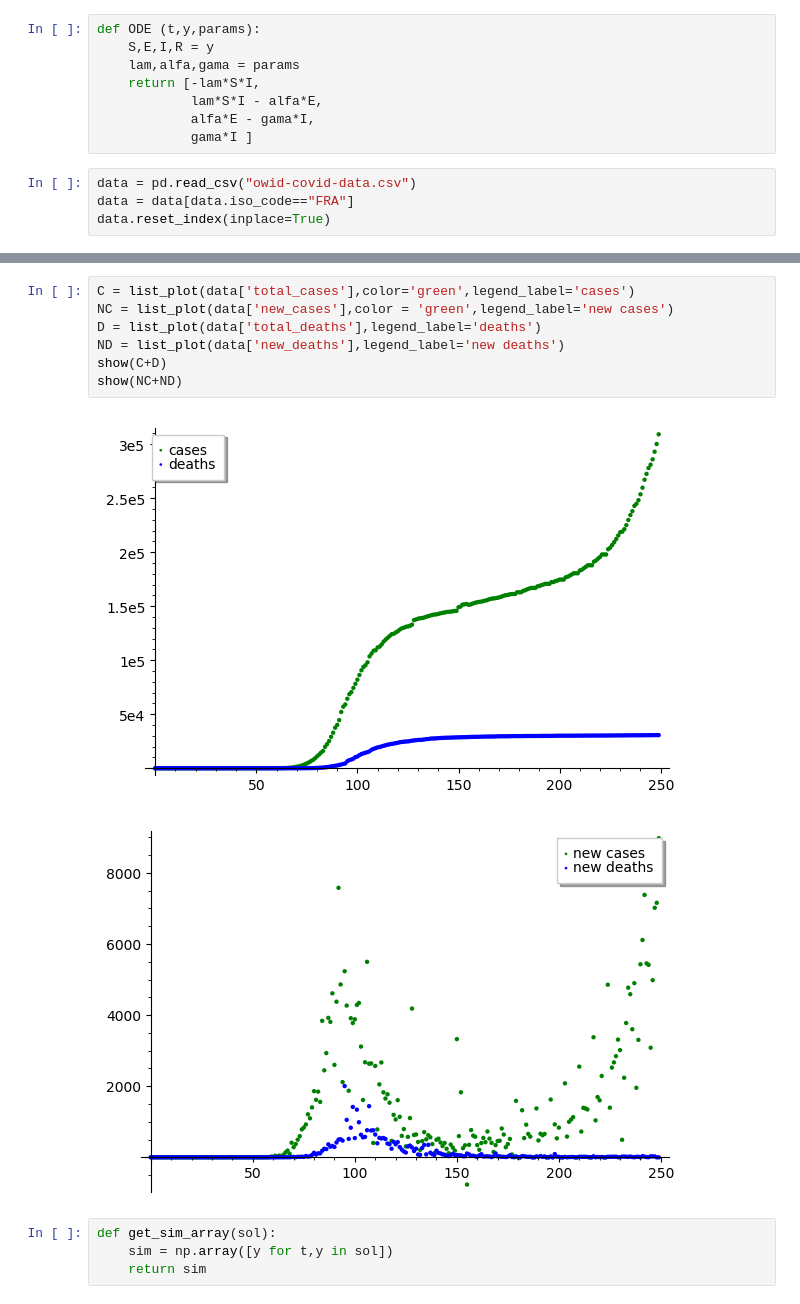
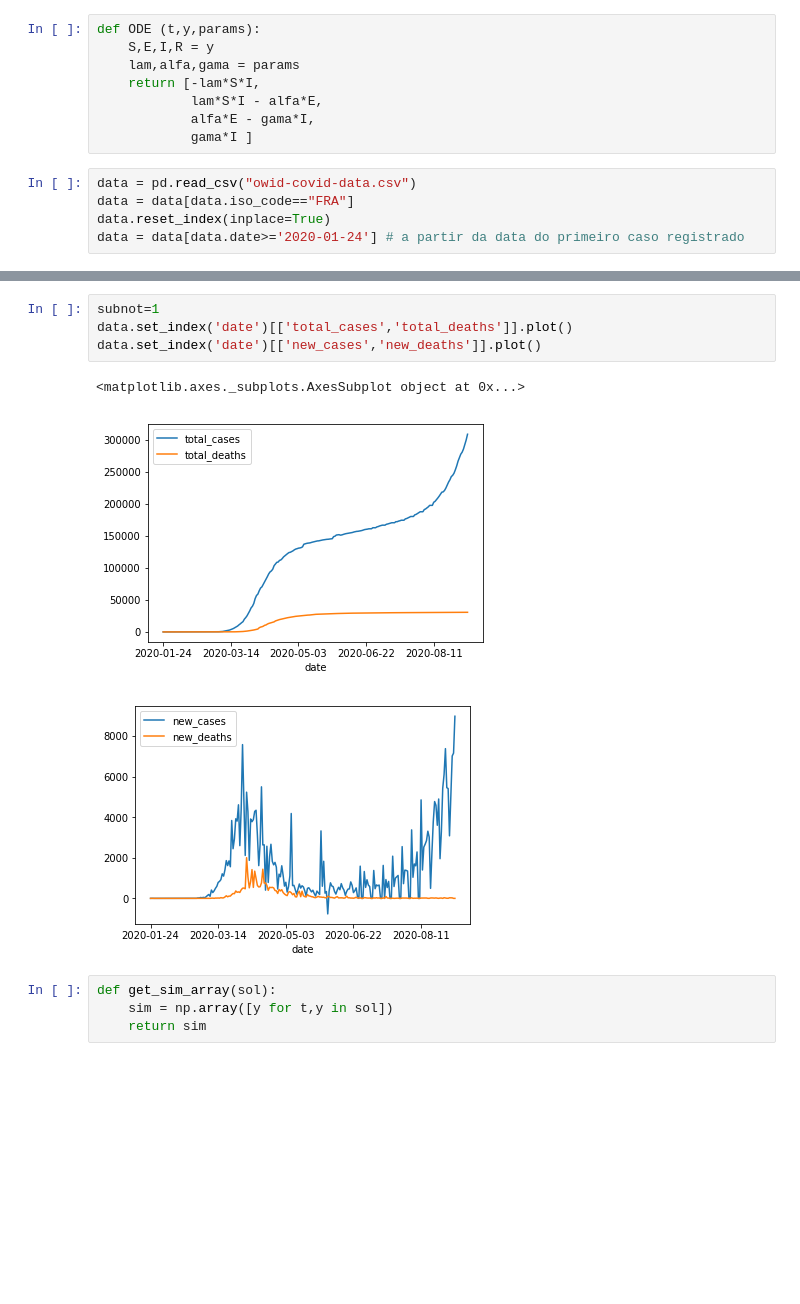
Before and after one commit to HannaRF/Modelagem-da-COVID-19-na-Franca, a Jupyter notebook: Simulações.ipynb, the cells around one changed output, grey strips where cells are left out. Drawn from its saved outputs; the diff is of its cells as text; blank space fills up the shorter version.

Commit message:
plotando dados com date

```diff
--- a/Simulações.ipynb
+++ b/Simulações.ipynb
@@ -25,4 +25,5 @@ def ODE (t,y,params):
 data = pd.read_csv("owid-covid-data.csv")
 data = data[data.iso_code=="FRA"]
 data.reset_index(inplace=True)
+data = data[data.date>='2020-01-24'] # a partir da data do primeiro caso registrado
 # %%
@@ -43,13 +45,11 @@ Name: total_cases, Length: 250, dtype: float64
-# %%
-C = list_plot(data['total_cases'],color='green',legend_label='cases')
-NC = list_plot(data['new_cases'],color = 'green',legend_label='new cases')
-D = list_plot(data['total_deaths'],legend_label='deaths')
-ND = list_plot(data['new_deaths'],legend_label='new deaths')
-show(C+D)
-show(NC+ND)
-# %% [output]
-[figure, removed]
-[figure, removed]
+# %%
+subnot=1
+data.set_index('date')[['total_cases','total_deaths']].plot()
+data.set_index('date')[['new_cases','new_deaths']].plot()
+# %% [output]
+<matplotlib.axes._subplots.AxesSubplot object at 0x...>
+[figure, added]
+[figure, added]
 # %%
 def get_sim_array(sol):
     sim = np.array([y for t,y in sol])
```
Also changed, not shown: parts of 1 cell of this notebook.
